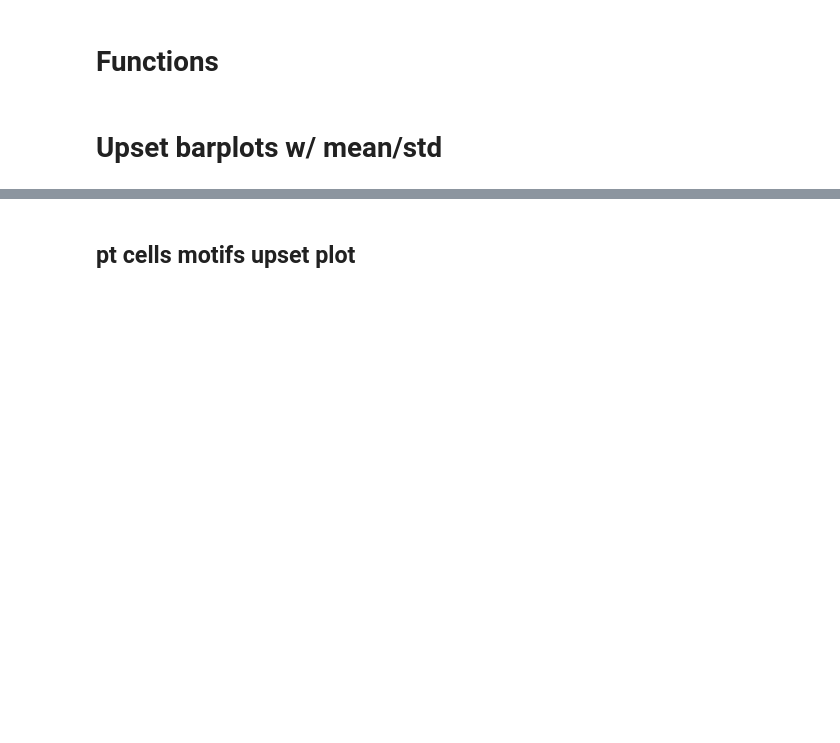
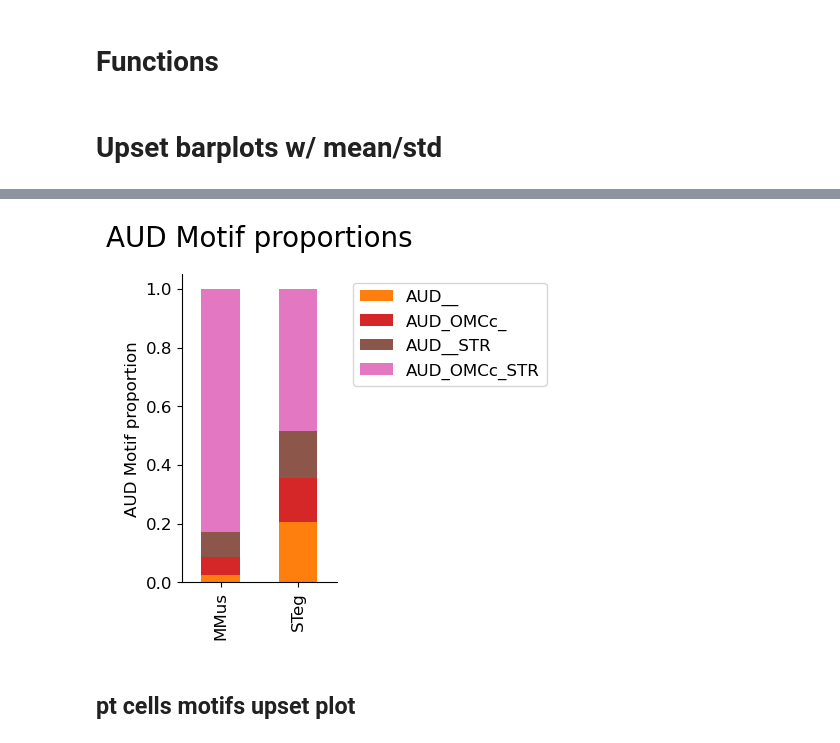
Before and after one commit to eisko/MAPseq_analysis, a Jupyter notebook: figure3_SC_v5_OMC.ipynb, the cells around one changed output, grey strips where cells are left out. Saved outputs shown, nothing was run; the diff lists cells and outputs as text; code cells hidden in the pictures; blank space fills up the shorter version.

```diff
--- a/figure3_SC_v5_OMC.ipynb
+++ b/figure3_SC_v5_OMC.ipynb
@@ -156,13 +166,18 @@ plot_df
 # %%
 plot_df.plot(kind='bar', stacked=True)
 plt.legend(bbox_to_anchor=(1.05,1))
 plt.rcParams.update({'font.size': 12})
 fig = plt.gcf()
 fig.set_size_inches((2,4))
+ax = plt.gca()
+ax.spines['right'].set_visible(False)
+ax.spines['top'].set_visible(False)
 plt.ylabel("AUD Motif proportion")
 plt.title("AUD Motif proportions", size=20, pad=20)
 plt.savefig(out_path+"AUD_stacked.svg", dpi=300, bbox_inches="tight")
 plt.show()
+# %% [output]
+[figure, added]
 # %%
 from random import randrange
 randrange(-5,5)/100
```
Also changed, not shown: parts of 8 cells of this notebook, 4 other files.
